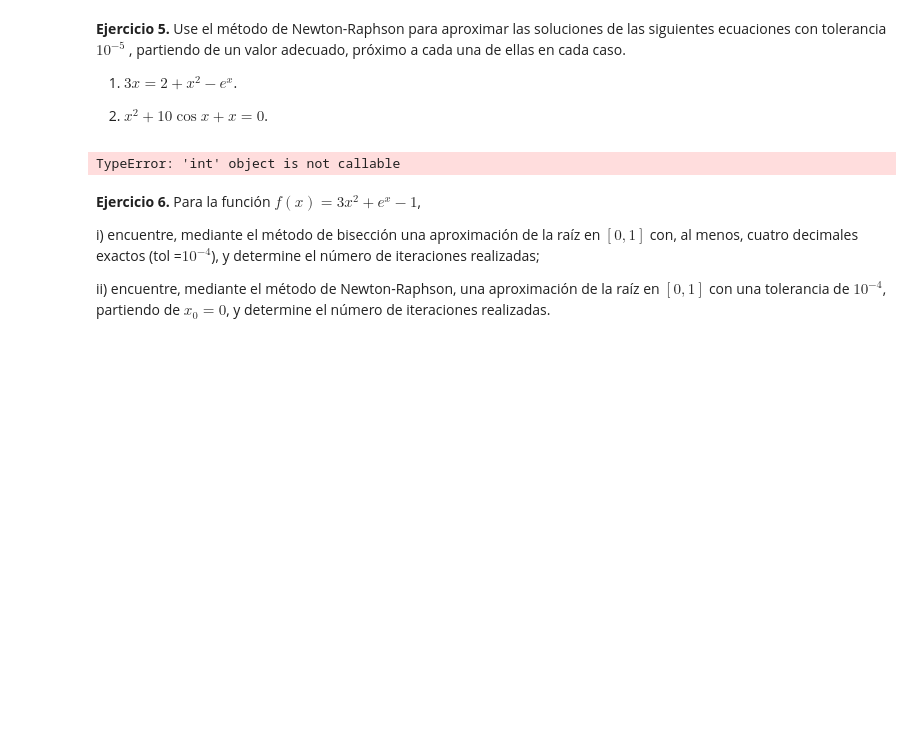
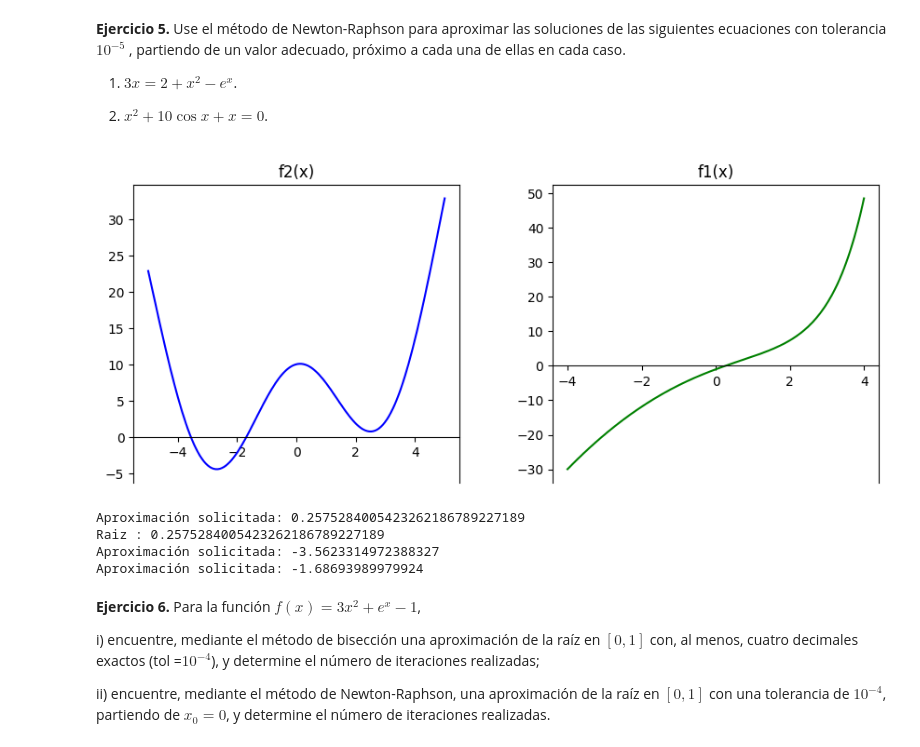
Before and after one commit to Pablolinari/UGR, a Jupyter notebook: 2/MN/P1_solucion.ipynb, the cells around one changed output. Saved outputs shown, nothing was run; the diff lists cells and outputs as text; code cells hidden in the pictures; blank space fills up the shorter version.

```diff
--- a/2/MN/P1_solucion.ipynb
+++ b/2/MN/P1_solucion.ipynb
@@ -237,14 +291,46 @@ ax.plot(x,y,'b')
 2. $x^2+10 \cos x+x=0$.
 # %%
 def f1(x):
-   return 3*x -2 -x**2 -np.exp(x)
+   return 3*x -2 -x**2 +np.exp(x)
 def f2(x):
    return x**2 + 10*np.cos(x) +x
+def df1(x):
+   return 3 -2*x -np.exp(x)
+def df2(x):
+   return 2*x -10*np.sin(x) +1
+x2 = np.linspace(-5, 5, 150)
+y2 = f2(x2)
+x1 = np.linspace(-4, 4, 150)
+y1 = f1(x1)
 
-NewtonRaphson(f1,1,100,1e-25,1e-25)
-NewtonRaphson(f2,1,100,1e-25,1e-25)
+fig = plt.figure(figsize=(10, 4))
+# Grafico f2
+ax2 = fig.add_axes([0.1, 0.1, 0.35, 0.8])
+ax2.spines['bottom'].set_position('zero')
+ax2.plot(x2, y2, 'b')
+ax2.set_title('f2(x)')
+
+# Grafico f1
+ax1 = fig.add_axes([0.55, 0.1, 0.35, 0.8])
+ax1.spines['bottom'].set_position('zero')
+ax1.plot(x1, y1, 'g')
+ax1.set_title('f1(x)')
+
+plt.show()
+x01 = Decimal(-1)
+x02 =-4
+x02_2=-2
+
+raiz ,iter ,salida,sucesion =NewtonRaphson(f1,df1,x01,1000000,1e-25,tol=1e-5)
+print(f"Raiz : {raiz}")
+raiz ,iter ,salida ,sucesion=NewtonRaphson(f2,df2,x02,100,1e-25,1e-5)
+raiz ,iter ,salida ,sucesion=NewtonRaphson(f2,df2,x02_2,100,1e-25,1e-5)
 # %% [output]
+[figure, added]
-TypeError: 'int' object is not callable
+Aproximación solicitada: 0.2575284005423262186789227189
+Raiz : 0.2575284005423262186789227189
+Aproximación solicitada: -3.5623314972388327
+Aproximación solicitada: -1.68693989979924
 # %% [markdown]
 **Ejercicio 6.** Para la función  $ f(x)= 3 x^2+e^x-1$,
 
```
Also changed, not shown: parts of 10 cells of this notebook, 2 other files.
